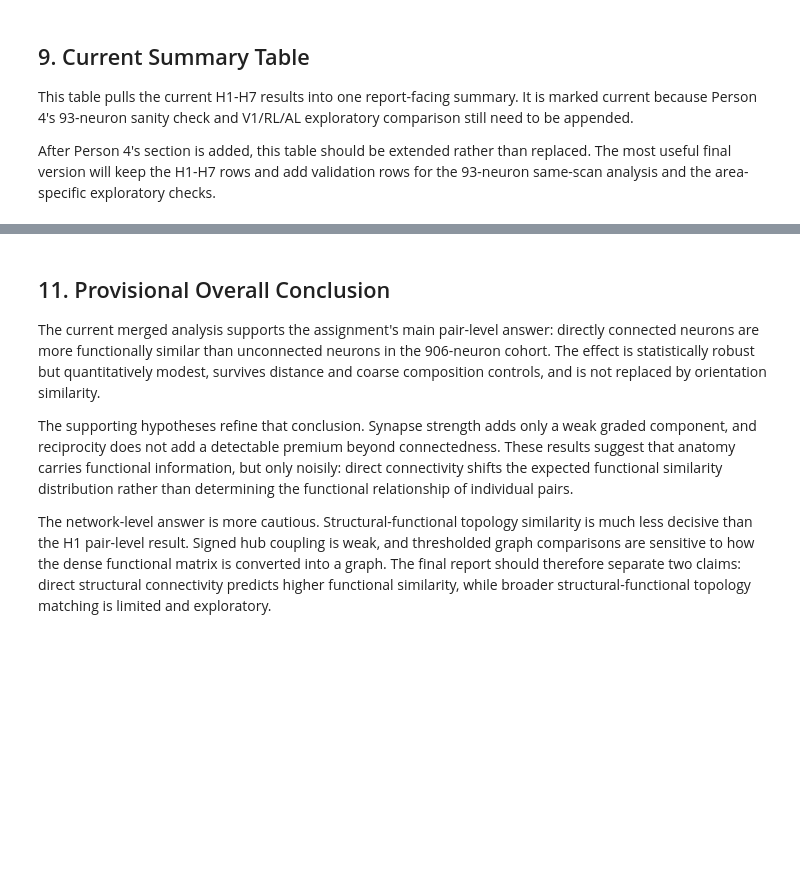
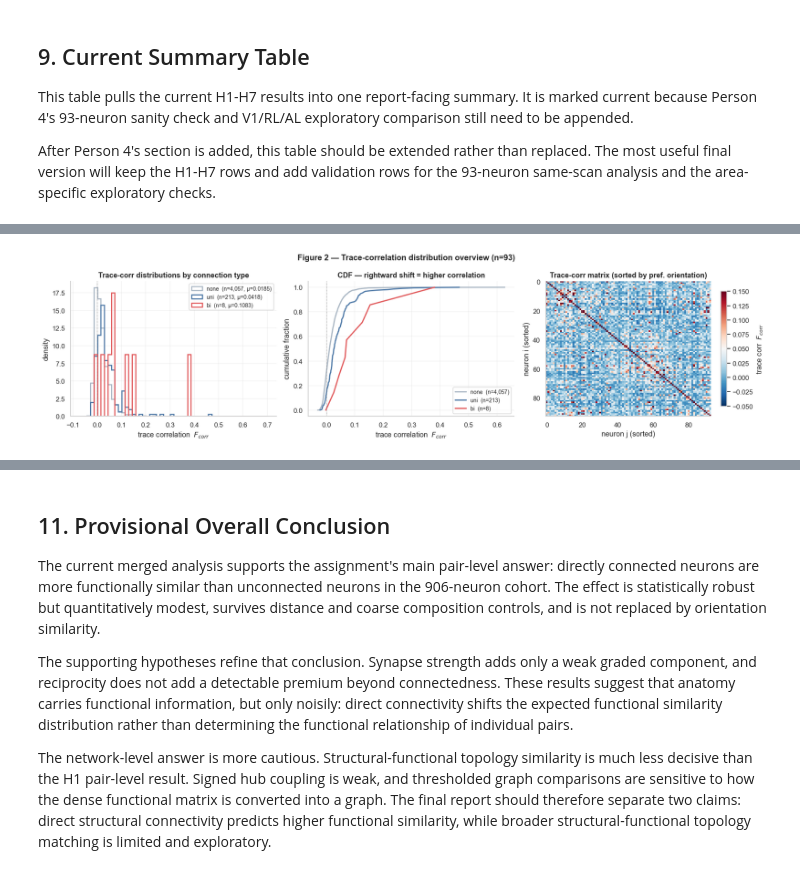
Before and after one commit to BCRLeo/Neuro, a Jupyter notebook: FINAL.ipynb, the cells around one changed output, grey strips where cells are left out. Saved outputs shown, nothing was run; the diff lists cells and outputs as text; code cells hidden in the pictures; blank space fills up the shorter version.

```diff
--- a/FINAL.ipynb
+++ b/FINAL.ipynb
@@ -2178,0 +2462,33 @@ This section should be written as validation and scope extension. It should not
+# %%
+fig, axes = plt.subplots(1, 3, figsize=(17, 4.5))
+bins_h = np.linspace(-0.07, 0.70, 55)
+
+ax = axes[0]
+for g, dv in zip(ORDER_CONN, [f_none, f_uni, f_bi]):
+    ax.hist(dv, bins=bins_h, density=True, histtype='step', linewidth=1.8,
+            color=PAL_CONN[g], label=f'{g}  (n={len(dv):,}, μ={dv.mean():.4f})')
+ax.axvline(0, color='0.4', lw=0.8, ls=':')
+ax.set(xlabel='trace correlation  $F_{corr}$', ylabel='density',
+       title='Trace-corr distributions by connection type')
+ax.legend(fontsize=9)
+
+ax2 = axes[1]
+for g, dv in zip(ORDER_CONN, [f_none, f_uni, f_bi]):
+    sv = np.sort(dv)
+    ax2.plot(sv, np.linspace(0, 1, len(sv)), color=PAL_CONN[g], lw=2, label=f'{g}  (n={len(dv):,})')
+ax2.axvline(0, color='0.4', lw=0.8, ls=':')
+ax2.set(xlabel='trace correlation  $F_{corr}$', ylabel='cumulative fraction',
+        title='CDF — rightward shift = higher correlation')
+ax2.legend(fontsize=9)
+
+ax3 = axes[2]
+order = merged['pref_ori'].argsort().values
+im = ax3.imshow(F93[np.ix_(order, order)], cmap='RdBu_r', vmin=-0.05, vmax=0.15, aspect='auto')
+plt.colorbar(im, ax=ax3, shrink=0.85, label='trace corr  $F_{corr}$')
+ax3.set(title='Trace-corr matrix (sorted by pref. orientation)',
+        xlabel='neuron j (sorted)', ylabel='neuron i (sorted)')
+
+plt.suptitle('Figure 2 — Trace-correlation distribution overview (n=93)', fontweight='bold')
+plt.tight_layout(); plt.show()
+# %% [output]
+[figure, added]
```
Also changed, not shown: parts of 28 cells of this notebook, 1 other file.
